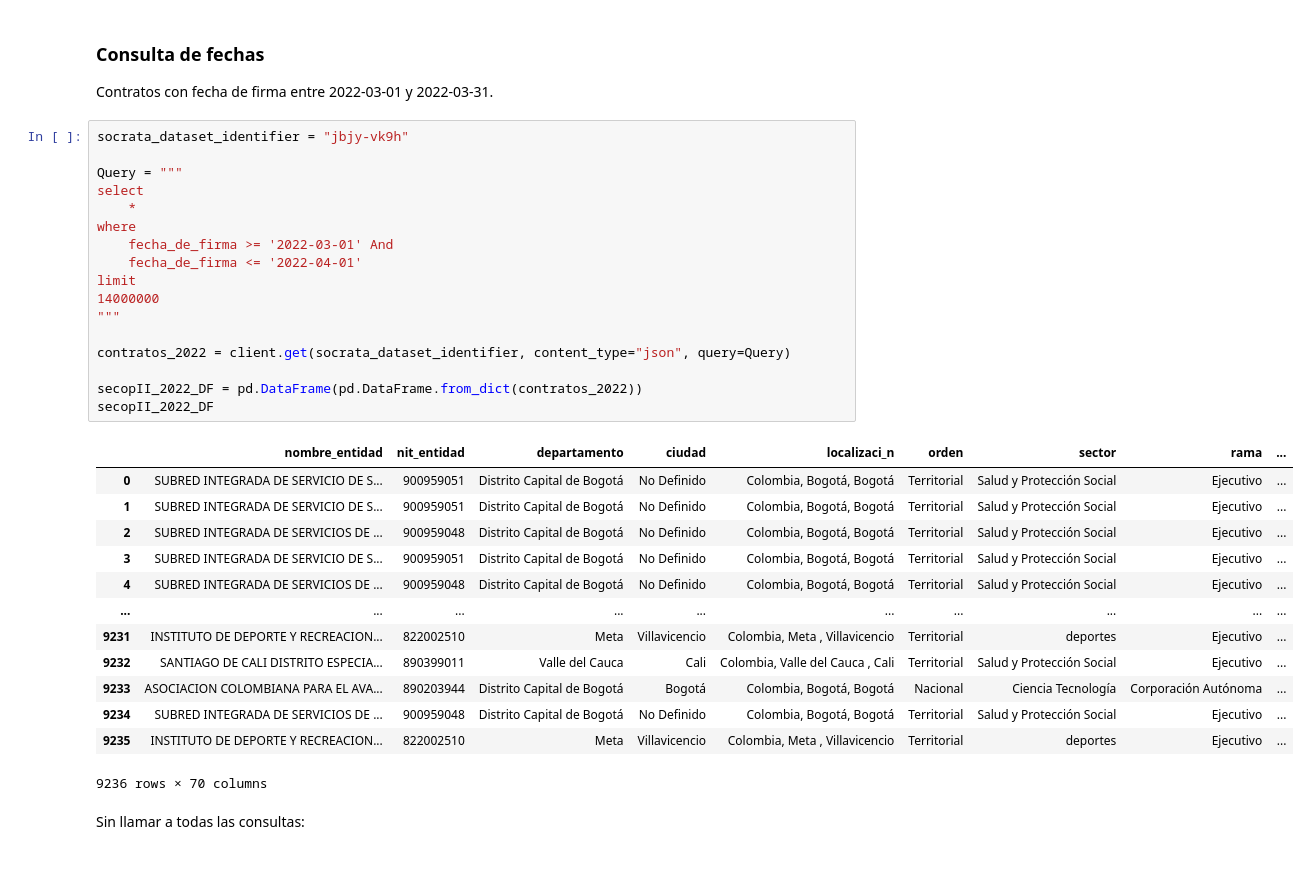
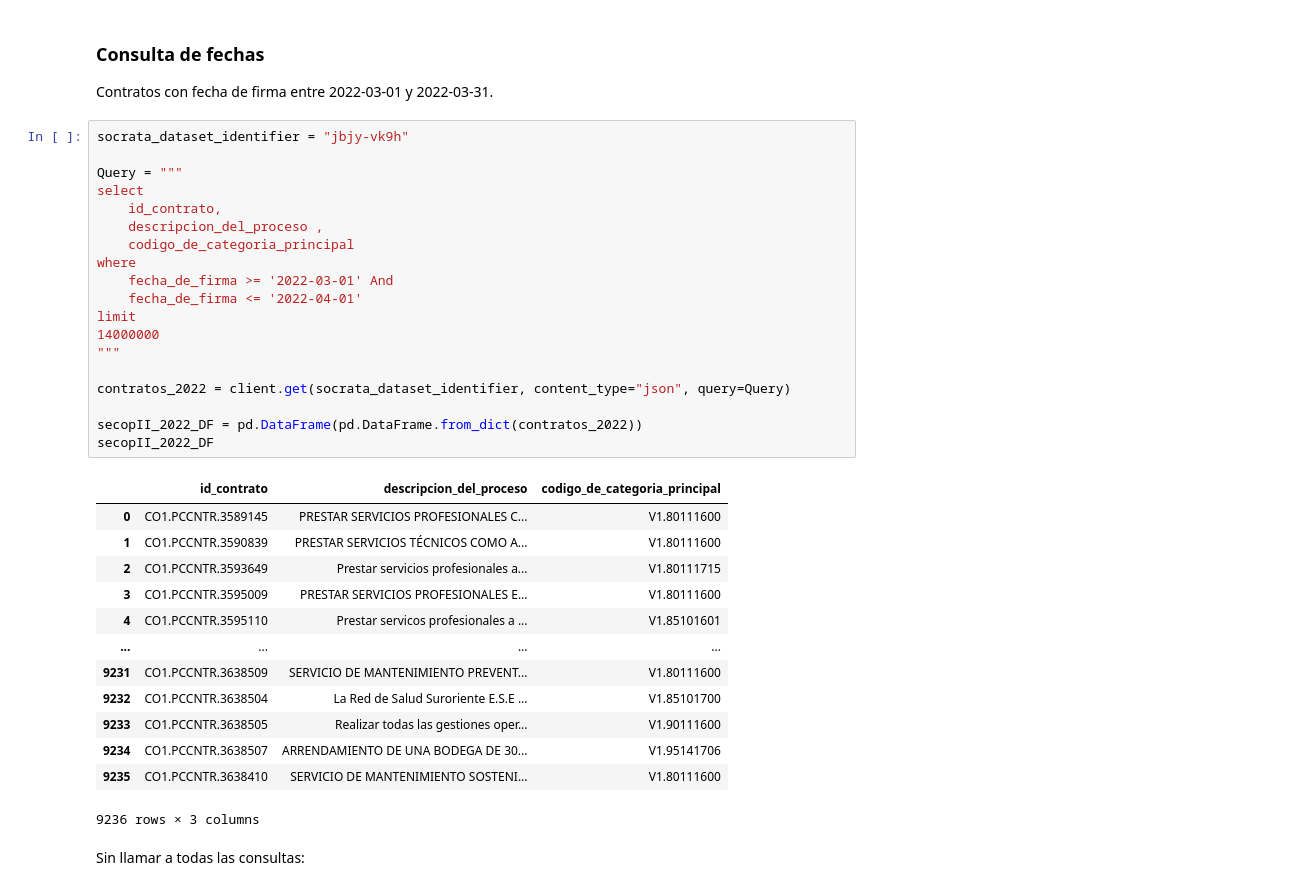
Before and after one commit to ANCP-CCE-Analitica/datos_abiertos, a Jupyter notebook: SOCRATA-Consulta.ipynb, the cells around one changed output. Cells and saved outputs as stored; diff of their text form.

```diff
--- a/SOCRATA-Consulta.ipynb
+++ b/SOCRATA-Consulta.ipynb
@@ -202,34 +213,36 @@ Contratos con fecha de firma entre 2022-03-01 y 2022-03-31.
 # %%
 socrata_dataset_identifier = "jbjy-vk9h"
 
 Query = """
 select
-    *
+    id_contrato,
+    descripcion_del_proceso ,
+    codigo_de_categoria_principal
 where
     fecha_de_firma >= '2022-03-01' And
     fecha_de_firma <= '2022-04-01'
 limit
 14000000
 """
 
 contratos_2022 = client.get(socrata_dataset_identifier, content_type="json", query=Query)
 
 secopII_2022_DF = pd.DataFrame(pd.DataFrame.from_dict(contratos_2022))
 secopII_2022_DF
 # %% [output]
-|  | nombre_entidad | nit_entidad | departamento | ciudad | localizaci_n | orden | sector | rama | ... |
-| 0 | SUBRED INTEGRADA DE SERVICIO DE S... | 900959051 | Distrito Capital de Bogotá | No Definido | Colombia, Bogotá, Bogotá | Territorial | Salud y Protección Social | Ejecutivo | ... |
-| 1 | SUBRED INTEGRADA DE SERVICIO DE S... | 900959051 | Distrito Capital de Bogotá | No Definido | Colombia, Bogotá, Bogotá | Territorial | Salud y Protección Social | Ejecutivo | ... |
-| 2 | SUBRED INTEGRADA DE SERVICIOS DE ... | 900959048 | Distrito Capital de Bogotá | No Definido | Colombia, Bogotá, Bogotá | Territorial | Salud y Protección Social | Ejecutivo | ... |
-| 3 | SUBRED INTEGRADA DE SERVICIO DE S... | 900959051 | Distrito Capital de Bogotá | No Definido | Colombia, Bogotá, Bogotá | Territorial | Salud y Protección Social | Ejecutivo | ... |
-| 4 | SUBRED INTEGRADA DE SERVICIOS DE ... | 900959048 | Distrito Capital de Bogotá | No Definido | Colombia, Bogotá, Bogotá | Territorial | Salud y Protección Social | Ejecutivo | ... |
-| ... | ... | ... | ... | ... | ... | ... | ... | ... | ... |
-| 9231 | INSTITUTO DE DEPORTE Y RECREACION... | 822002510 | Meta | Villavicencio | Colombia, Meta , Villavicencio | Territorial | deportes | Ejecutivo | ... |
-| 9232 | SANTIAGO DE CALI DISTRITO ESPECIA... | 890399011 | Valle del Cauca | Cali | Colombia, Valle del Cauca , Cali | Territorial | Salud y Protección Social | Ejecutivo | ... |
-| 9233 | ASOCIACION COLOMBIANA PARA EL AVA... | 890203944 | Distrito Capital de Bogotá | Bogotá | Colombia, Bogotá, Bogotá | Nacional | Ciencia Tecnología | Corporación Autónoma | ... |
-| 9234 | SUBRED INTEGRADA DE SERVICIOS DE ... | 900959048 | Distrito Capital de Bogotá | No Definido | Colombia, Bogotá, Bogotá | Territorial | Salud y Protección Social | Ejecutivo | ... |
-| 9235 | INSTITUTO DE DEPORTE Y RECREACION... | 822002510 | Meta | Villavicencio | Colombia, Meta , Villavicencio | Territorial | deportes | Ejecutivo | ... |
+|  | id_contrato | descripcion_del_proceso | codigo_de_categoria_principal |
+| 0 | CO1.PCCNTR.3589145 | PRESTAR SERVICIOS PROFESIONALES C... | V1.80111600 |
+| 1 | CO1.PCCNTR.3590839 | PRESTAR SERVICIOS TÉCNICOS COMO A... | V1.80111600 |
+| 2 | CO1.PCCNTR.3593649 | Prestar servicios profesionales a... | V1.80111715 |
+| 3 | CO1.PCCNTR.3595009 | PRESTAR SERVICIOS PROFESIONALES E... | V1.80111600 |
+| 4 | CO1.PCCNTR.3595110 | Prestar servicos profesionales a ... | V1.85101601 |
+| ... | ... | ... | ... |
+| 9231 | CO1.PCCNTR.3638509 | SERVICIO DE MANTENIMIENTO PREVENT... | V1.80111600 |
+| 9232 | CO1.PCCNTR.3638504 | La Red de Salud Suroriente E.S.E ... | V1.85101700 |
+| 9233 | CO1.PCCNTR.3638505 | Realizar todas las gestiones oper... | V1.90111600 |
+| 9234 | CO1.PCCNTR.3638507 | ARRENDAMIENTO DE UNA BODEGA DE 30... | V1.95141706 |
+| 9235 | CO1.PCCNTR.3638410 | SERVICIO DE MANTENIMIENTO SOSTENI... | V1.80111600 |
-9236 rows × 70 columns
+9236 rows × 3 columns
 # %% [markdown]
 Sin llamar a todas las consultas:
 # %%
```
Also changed, not shown: parts of 1 cell of this notebook.
